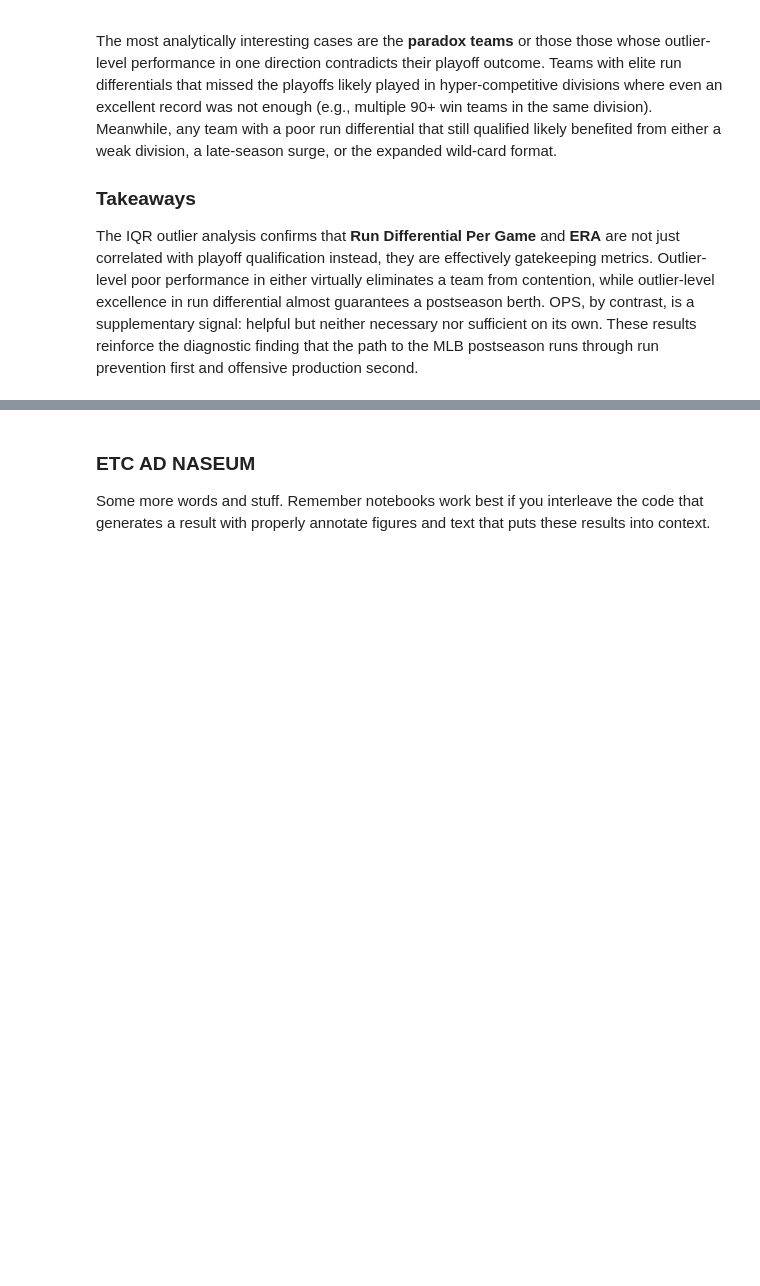
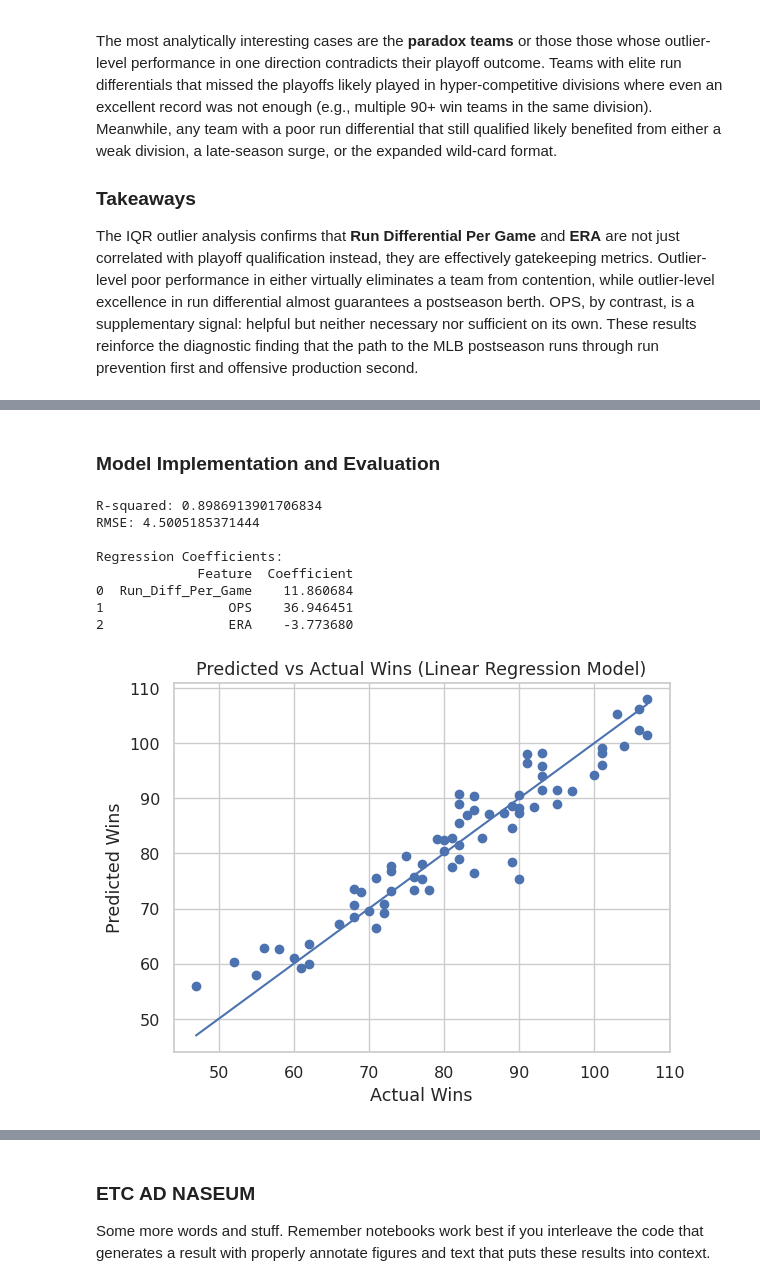
Before and after one commit to COGS108/Group021_WI26, a Jupyter notebook: 03-FinalProject.ipynb, the cells around one changed output, grey strips where cells are left out. Cells and saved outputs as stored; diff of their text form; code cells hidden in the pictures; blank space fills up the shorter version.

Commit message:
Added linear regression analytical approach. Added final conclusions.

```diff
--- a/03-FinalProject.ipynb
+++ b/03-FinalProject.ipynb
@@ -1133,0 +1172,72 @@ The IQR outlier analysis confirms that **Run Differential Per Game** and **ERA**
+# %% [markdown]
+### Model Implementation and Evaluation
+# %%
+# Import necessary libraries
+import pandas as pd
+import matplotlib.pyplot as plt
+
+from sklearn.model_selection import train_test_split
+from sklearn.linear_model import LinearRegression
+from sklearn.metrics import r2_score, mean_squared_error
+
+
+# Define predictors and target
+features = ['Run_Diff_Per_Game', 'OPS', 'ERA']
+X = df[features]
+y = df['W']
+
+
+# Split the data into training and testing sets
+X_train, X_test, y_train, y_test = train_test_split(
+    X, y, test_size=0.3, random_state=42
+)
+
+
+# Train the regression model
+model = LinearRegression()
+model.fit(X_train, y_train)
+
+
+# Generate predictions
+y_pred = model.predict(X_test)
+
+
+# Evaluate model performance
+print("R-squared:", r2_score(y_test, y_pred))
+print("RMSE:", mean_squared_error(y_test, y_pred, squared=False))
+
+
+# Display regression coefficients
+coef_df = pd.DataFrame({
+    'Feature': features,
+    'Coefficient': model.coef_
+})
+
+coef_df.sort_values(by='Coefficient', ascending=False)
+
+print("\nRegression Coefficients:")
+print(coef_df)
+
+
+# Visualization: Predicted vs Actual Wins
+plt.scatter(y_test, y_pred)
+
+plt.xlabel("Actual Wins")
+plt.ylabel("Predicted Wins")
+plt.title("Predicted vs Actual Wins (Linear Regression Model)")
+
+# Reference line for perfect predictions
+plt.plot([y_test.min(), y_test.max()],
+         [y_test.min(), y_test.max()])
+
+plt.show()
+# %% [output]
+R-squared: 0.8986913901706834
+RMSE: 4.5005185371444
+
+Regression Coefficients:
+             Feature  Coefficient
+0  Run_Diff_Per_Game    11.860684
+1                OPS    36.946451
+2                ERA    -3.773680
+[figure, added]
```
Also changed, not shown: parts of 7 cells of this notebook.
